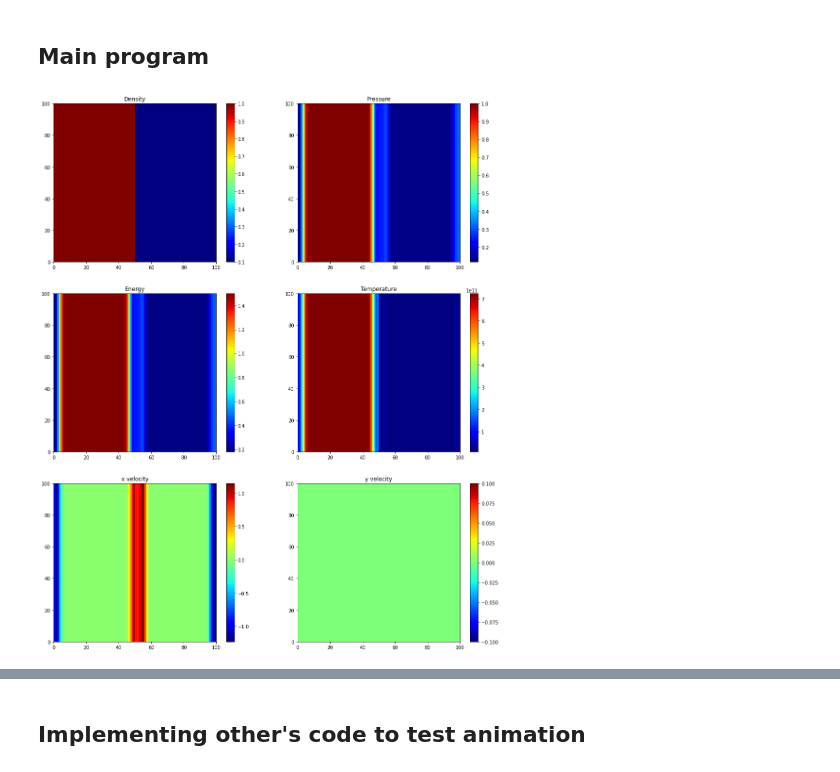
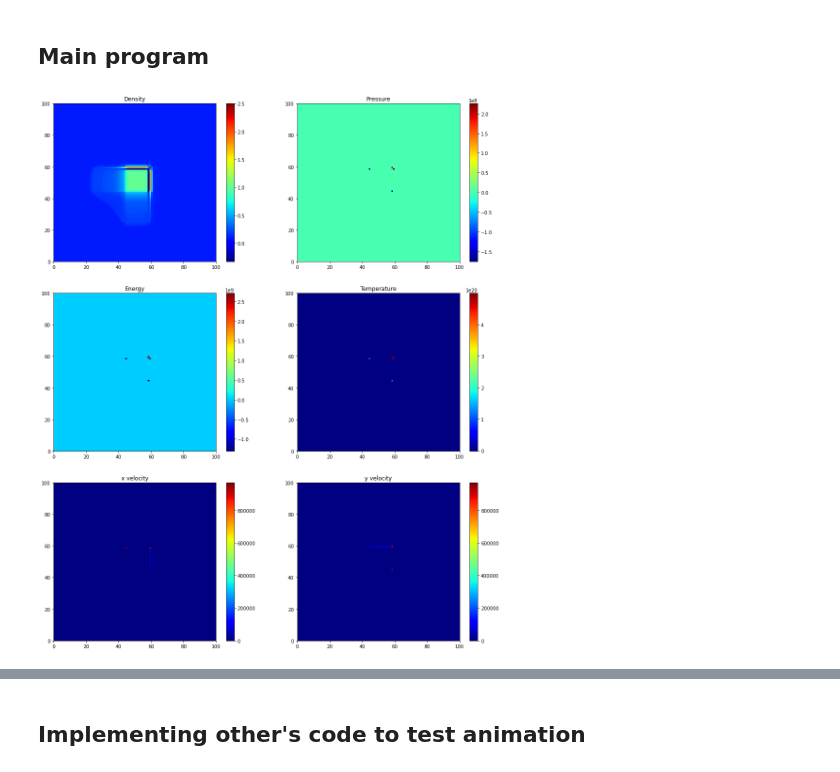
Before and after one commit to changhyun-cho/astrophysics, a Jupyter notebook: hydrodynamics/Testing 2D Hydrocode.ipynb, the cells around one changed output, grey strips where cells are left out. Saved outputs shown, nothing was run; the diff lists cells and outputs as text; code cells hidden in the pictures.

```diff
--- a/hydrodynamics/Testing 2D Hydrocode.ipynb
+++ b/hydrodynamics/Testing 2D Hydrocode.ipynb
@@ -396,6 +380,10 @@ colormaps()
 # %%
 def ad_update_momentum():
+    global xmin, xmax, ng, nx, dx, dy, dz, Ax, Ay, dV, ilo, ihi
+    global rho, P, e, T
+    global u, w
     global mom_den_u, mom_den_w
+    global f_u_x, f_u_y, f_w_x, f_w_y
 
     mom_den_u = np.zeros([nx+2*ng,nx+2*ng],dtype=np.float64)
     mom_den_w = np.zeros([nx+2*ng,nx+2*ng],dtype=np.float64)
@@ -421,6 +409,6 @@ def ad_update_momentum():
     apply_BCs(mom_den_u)
     apply_BCs(mom_den_w)
 
-ad_update_momentum()
-colormaps()
+#ad_update_momentum()
+#colormaps()
 #print(mom_den_u)
@@ -446,6 +432,8 @@ colormaps()
 # %%
 def ad_update_temperature():
-    global T
+    global xmin, xmax, ng, nx, dx, dy, dz, Ax, Ay, dV, ilo, ihi
+    global rho, P, e, T
+    global u, w
 
     for k in range(ilo,ihi):
         for j in range(ilo,ihi):
@@ -453,12 +441,10 @@ def ad_update_temperature():
     apply_BCs(T)
 # %%
 def solve_advection():
-#    global rho, e, P, T
-#    global u, w, mom_den_u, mom_den_w
-
-#    def obtain_avg(method="donor"):
-        #put it later
-
+    global xmin, xmax, ng, nx, dx, dy, dz, Ax, Ay, dV, ilo, ihi
+    global rho, P, e, T
+    global u, w
+    global mon_den_u, mon_den_w
 
     ad_obtain_avg()
 
@@ -481,42 +467,40 @@ def solve_advection():
 # %% [markdown]
 ## Main program
 # %%
+# setup the grid
 setup_grid()
-fill_ICs(type="1d shock")
+
+fill_ICs(type="1+1d shock")
 
 total = [rho, P, e, T, u, w]
 for var in total:
     apply_BCs(var)
 
-for i in range(30):
+for i in range(50):
 
     timestep()
     solve_source()
-    #update_velocity()
-    #update_energy()
-    #apply_artificial_viscosity()
 
-#    solve_advection()
-#    ad_obtain_avg()
-#    ad_update_density()
+#    total = [rho, P, e, T, u, w]
+#    for var in total:
+#        apply_BCs(var)
+
+    solve_advection()
 
 colormaps()
 
-# setup the grid
 
-# solve advection
-## set dt
-## set fill_IC
+
 ### while loop t < tmax
 #### apply_BCs
 #### calculating source
 #### apply BCs
 ##### solve advection
 ### do again
 
 ## check the avergage
 ## sound speed
 # %% [output]
-[figure, old version]
+[figure, new version]
 # %%
 plt.rcParams['figure.figsize'] = [10, 10]
```
Also changed, not shown: parts of 14 cells of this notebook.
